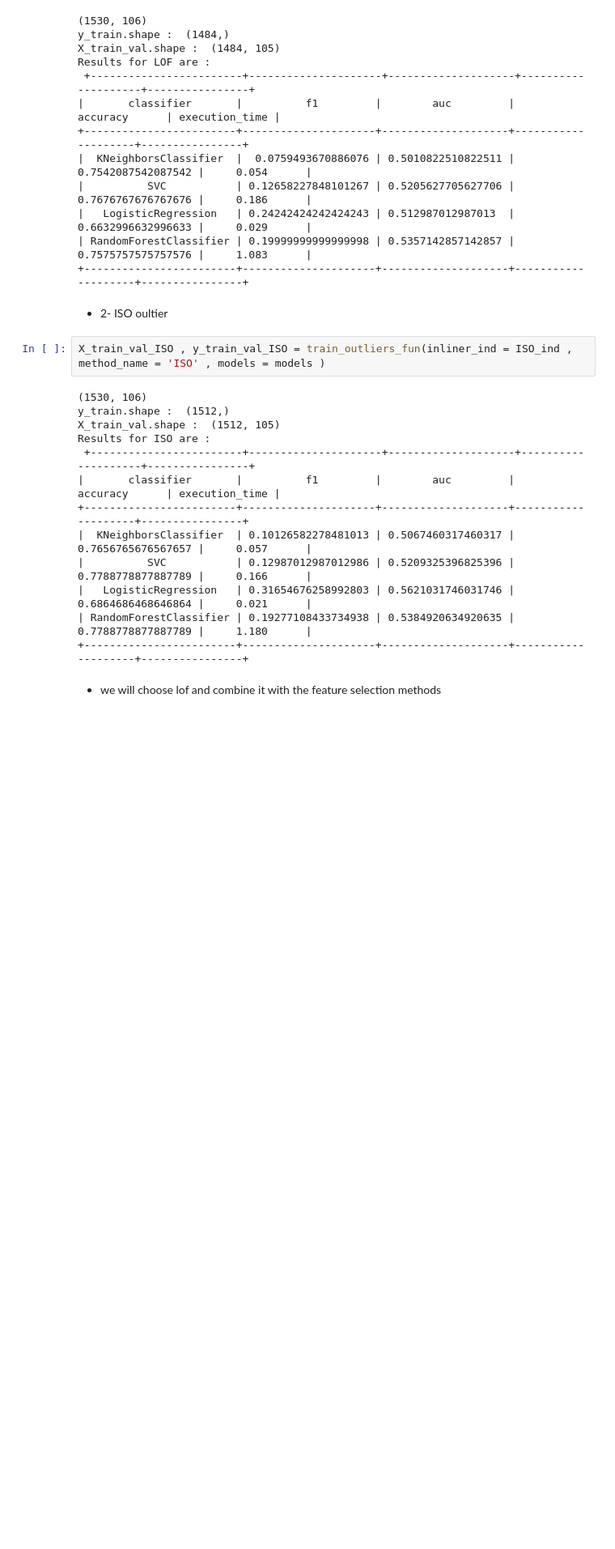
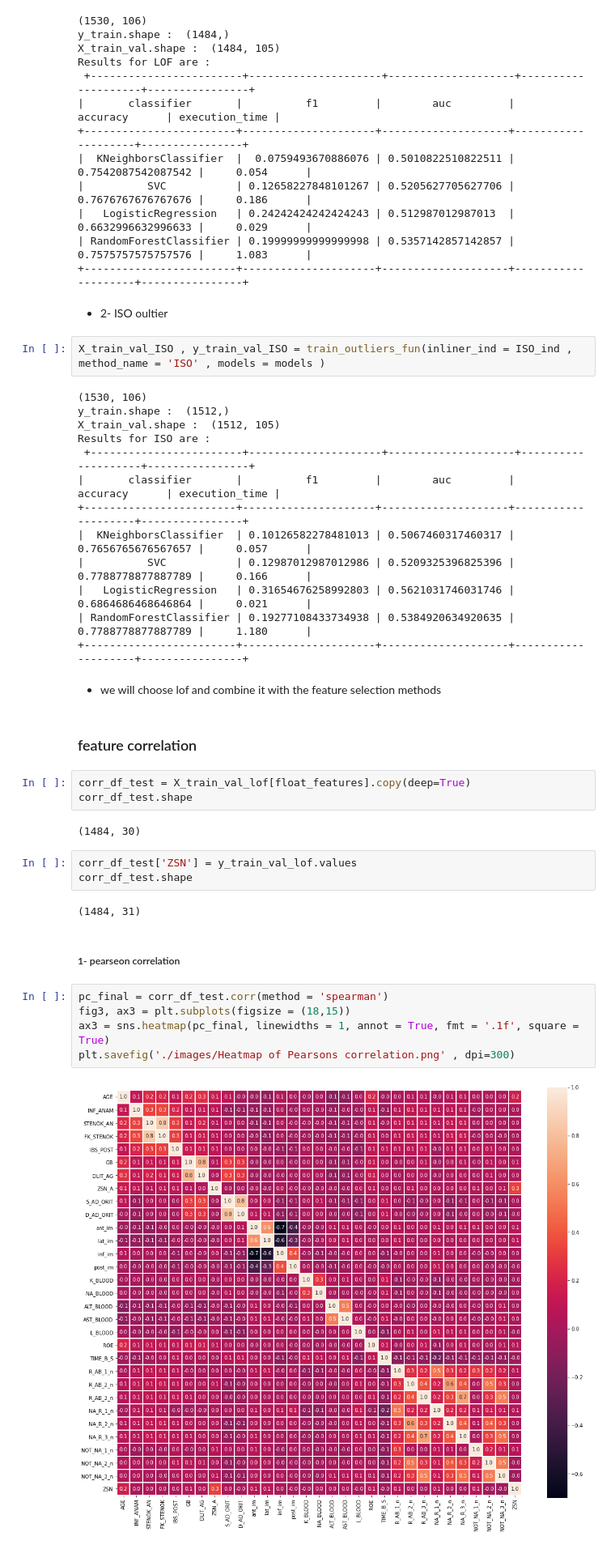
Before and after one commit to Mustafa-omer-mohammed/Myocardial-Infarction_Complications-analysis, a Jupyter notebook: Myocardial infarction complications Analysis.ipynb, the cells around one changed output. Shown at 81% size. Cells and saved outputs as stored; diff of their text form; blank space fills up the shorter version.

Commit message:
Feature Correlation

```diff
--- a/Myocardial infarction complications Analysis.ipynb
+++ b/Myocardial infarction complications Analysis.ipynb
@@ -585,3 +585,24 @@ Results for ISO are :
 +------------------------+---------------------+--------------------+--------------------+----------------+
 # %% [markdown]
 - we will choose lof and combine it with the feature selection methods
+# %% [markdown]
+### feature correlation
+# %%
+corr_df_test = X_train_val_lof[float_features].copy(deep=True)
+corr_df_test.shape
+# %% [output]
+(1484, 30)
+# %%
+corr_df_test['ZSN'] = y_train_val_lof.values
+corr_df_test.shape
+# %% [output]
+(1484, 31)
+# %% [markdown]
+##### 1- pearseon correlation
+# %%
+pc_final = corr_df_test.corr(method = 'spearman')
+fig3, ax3 = plt.subplots(figsize = (18,15))
+ax3 = sns.heatmap(pc_final, linewidths = 1, annot = True, fmt = '.1f', square = True)
+plt.savefig('./images/Heatmap of Pearsons correlation.png' , dpi=300)
+# %% [output]
+[figure, added]
```
Also changed, not shown: parts of 14 cells of this notebook.
